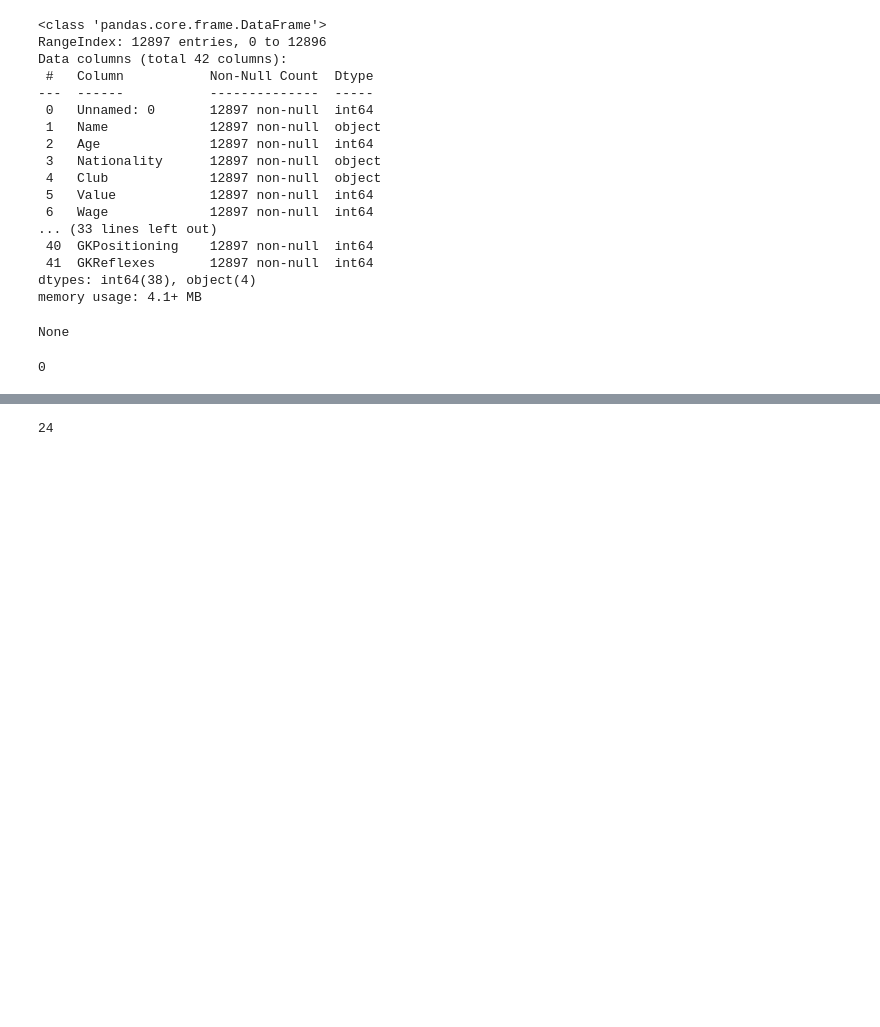
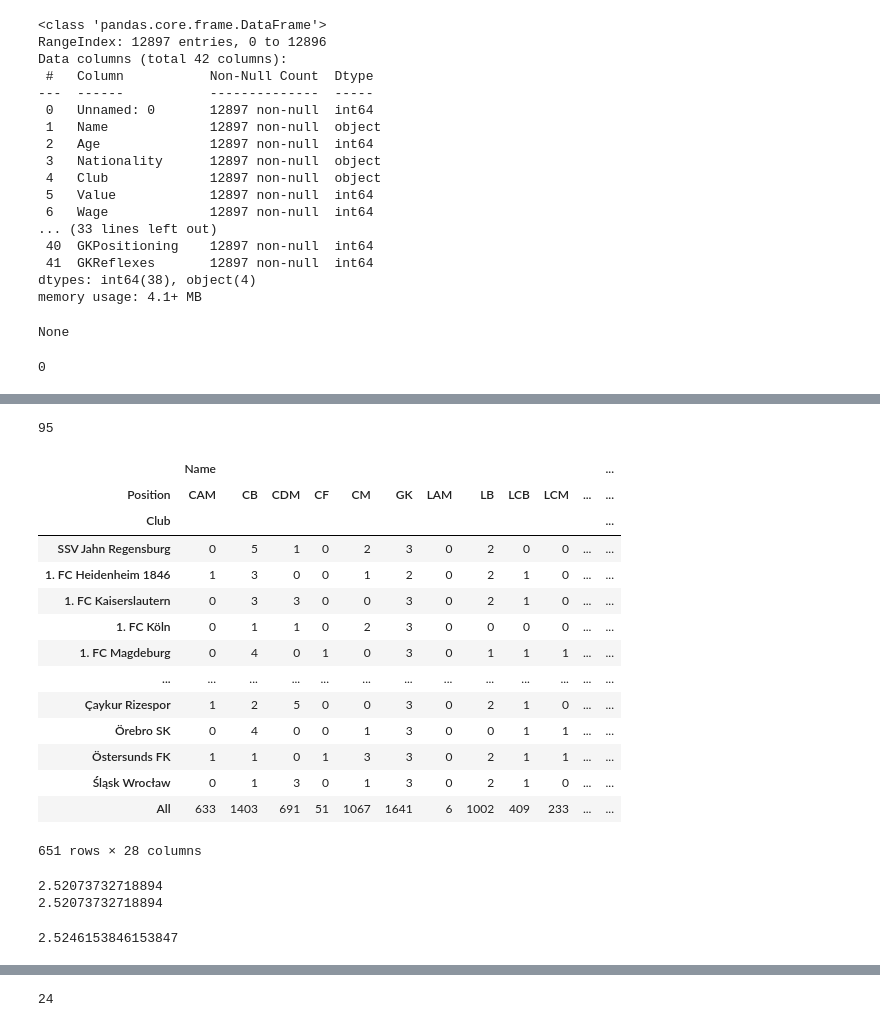
Before and after one commit to Ermolin/tests-with-github-, a Jupyter notebook: draft shifts.ipynb, the cells around one changed output, grey strips where cells are left out. Drawn from its saved outputs; the diff is of its cells as text; code cells hidden in the pictures; blank space fills up the shorter version.

```diff
--- a/draft shifts.ipynb
+++ b/draft shifts.ipynb
@@ -165,0 +355,3 @@ fotball
+# %%
+df = pd.read_csv('data_sf.csv')
+gr_df = df.groupby(['Position'])['Wage'].sum().sort_values(ascending= False)
@@ -165,0 +446,5 @@ fotball
+# %%
+gr_df = df.loc[(df.Club == "FC Barcelona") &( df.Nationality == "Argentina")].sort_values('Balance', ascending = True)
+print(gr_df.Balance.max())
+# %% [output]
+95
@@ -165,0 +456,41 @@ fotball
+# %%
+pivot = df.pivot_table( values = ['Name'],
+                      index = ['Club'],
+                      columns= ['Position'],
+                      aggfunc = 'count',
+                      margins = True,
+                      fill_value = 0)
+display(pivot)
+g = pivot.loc['All']['Name']['GK']
+print(g/ len(pivot))
+print(1641 / 651)
+# %% [output]
+|  | Name |  |  |  |  |  |  |  |  |  |  | ... |
+| Position | CAM | CB | CDM | CF | CM | GK | LAM | LB | LCB | LCM | ... | ... |
+| Club |  |  |  |  |  |  |  |  |  |  |  | ... |
+| SSV Jahn Regensburg | 0 | 5 | 1 | 0 | 2 | 3 | 0 | 2 | 0 | 0 | ... | ... |
+| 1. FC Heidenheim 1846 | 1 | 3 | 0 | 0 | 1 | 2 | 0 | 2 | 1 | 0 | ... | ... |
+| 1. FC Kaiserslautern | 0 | 3 | 3 | 0 | 0 | 3 | 0 | 2 | 1 | 0 | ... | ... |
+| 1. FC Köln | 0 | 1 | 1 | 0 | 2 | 3 | 0 | 0 | 0 | 0 | ... | ... |
+| 1. FC Magdeburg | 0 | 4 | 0 | 1 | 0 | 3 | 0 | 1 | 1 | 1 | ... | ... |
+| ... | ... | ... | ... | ... | ... | ... | ... | ... | ... | ... | ... | ... |
+| Çaykur Rizespor | 1 | 2 | 5 | 0 | 0 | 3 | 0 | 2 | 1 | 0 | ... | ... |
+| Örebro SK | 0 | 4 | 0 | 0 | 1 | 3 | 0 | 0 | 1 | 1 | ... | ... |
+| Östersunds FK | 1 | 1 | 0 | 1 | 3 | 3 | 0 | 2 | 1 | 1 | ... | ... |
+| Śląsk Wrocław | 0 | 1 | 3 | 0 | 1 | 3 | 0 | 2 | 1 | 0 | ... | ... |
+| All | 633 | 1403 | 691 | 51 | 1067 | 1641 | 6 | 1002 | 409 | 233 | ... | ... |
+651 rows × 28 columns
+2.52073732718894
+2.52073732718894
+# %%
+df = pd.read_csv('data_sf.csv')
+pivot = df.pivot_table(values=['Name'],
+index=['Club'],
+columns=['Position'],
+aggfunc='count',
+fill_value=0)
+#display(pivot)
+#rouped_df = pivot.groupby(['GK']).mean()
+pivot.Name.GK.mean()
+# %% [output]
+2.5246153846153847
```
Also changed, not shown: parts of 59 cells of this notebook, 14 other files.
